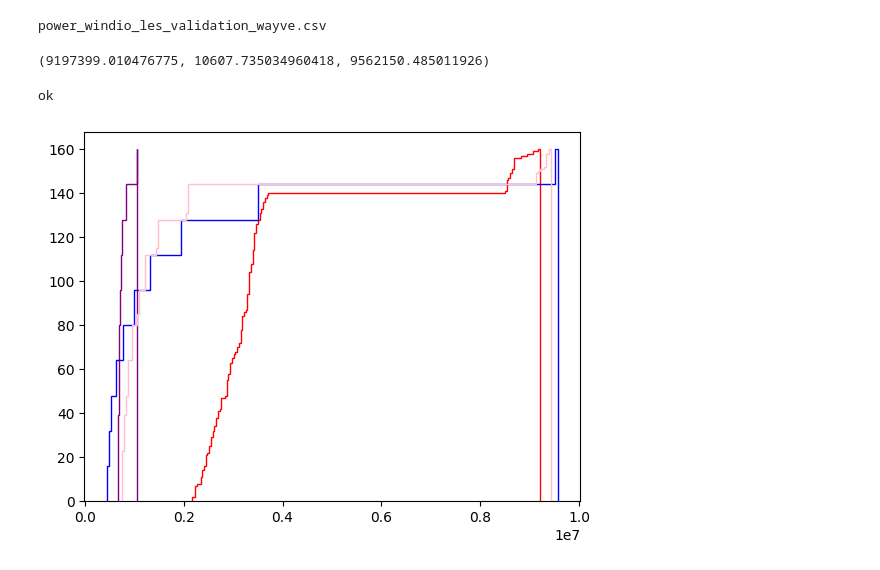
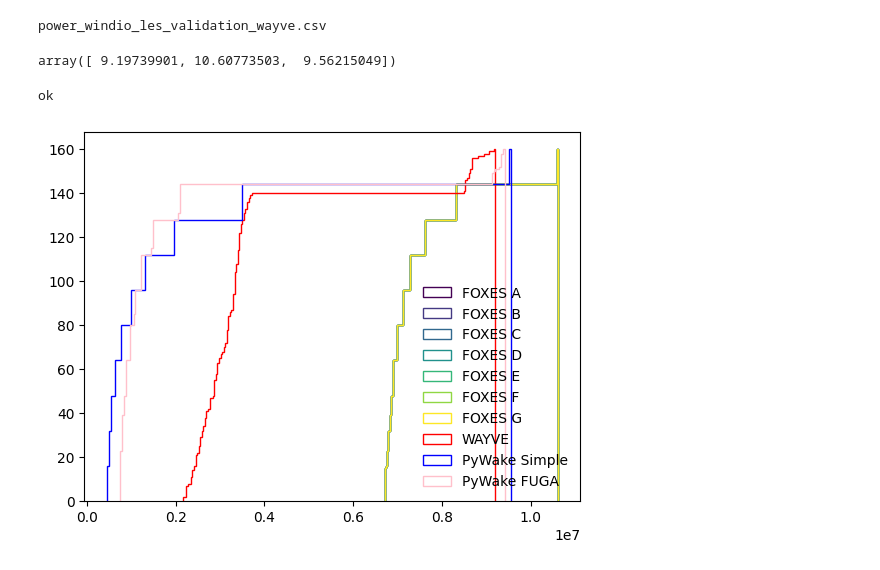
Before and after one commit to bjarketol/WIFA, a Jupyter notebook: vnv/uq_validation/validation_predictions/compare_predictions.ipynb, the cells around one changed output. Saved outputs shown, nothing was run; the diff lists cells and outputs as text; code cells hidden in the pictures.

Commit message:
foxes in in kw

```diff
--- a/vnv/uq_validation/validation_predictions/compare_predictions.ipynb
+++ b/vnv/uq_validation/validation_predictions/compare_predictions.ipynb
@@ -37,15 +37,19 @@ foxes_pred = [xr.load_dataset('foxes/turbine_data_validation_inputs_foxes_%s.nc'
 # %%
 wayve_dat = pd.read_csv('WAYVE/power_windio_les_validation_wayve.csv')
 # %%
-wayve_dat.iloc[0].values[1:].max(), foxes_pred[0].isel(state=0).P.values.max(),  pywake_no_blockage.isel(time=0).Power.values.max()
+np.array([wayve_dat.iloc[0].values[1:].max(), 1e3 * foxes_pred[0].isel(state=0).P.values.max(),  pywake_no_blockage.isel(time=0).Power.values.max()]) / 1e6
 # %% [output]
-(9197399.010476775, 10607.735034960418, 9562150.485011926)
+array([ 9.19739901, 10.60773503,  9.56215049])
 # %%
-plt.hist(foxes_pred[0].isel(state=0).P * 100, 200, cumulative=True, histtype='step', edgecolor='purple')
-plt.hist(wayve_dat.iloc[0].values[1:], 200, cumulative=True, histtype='step', edgecolor='red')
-plt.hist(pywake_no_blockage.isel(time=0).Power, 200, cumulative=True, histtype='step', edgecolor='blue')
-plt.hist(pywake_blockage.isel(time=0).Power, 200, cumulative=True, histtype='step', edgecolor='pink')
+foxes_colors = plt.cm.viridis(np.linspace(0, 1, len(letters)))
+
+for ll in range(len(letters)):
+    plt.hist(foxes_pred[0].isel(state=0).P * 1e3, 200, cumulative=True, histtype='step', edgecolor=foxes_colors[ll], label='FOXES %s' % letters[ll])
+plt.hist(wayve_dat.iloc[0].values[1:], 200, cumulative=True, histtype='step', edgecolor='red', label='WAYVE')
+plt.hist(pywake_no_blockage.isel(time=0).Power, 200, cumulative=True, histtype='step', edgecolor='blue', label='PyWake Simple')
+plt.hist(pywake_blockage.isel(time=0).Power, 200, cumulative=True, histtype='step', edgecolor='pink', label='PyWake FUGA')
+plt.legend()
 print('ok')
 # %% [output]
 ok
-[figure, old version]
+[figure, new version]
```
